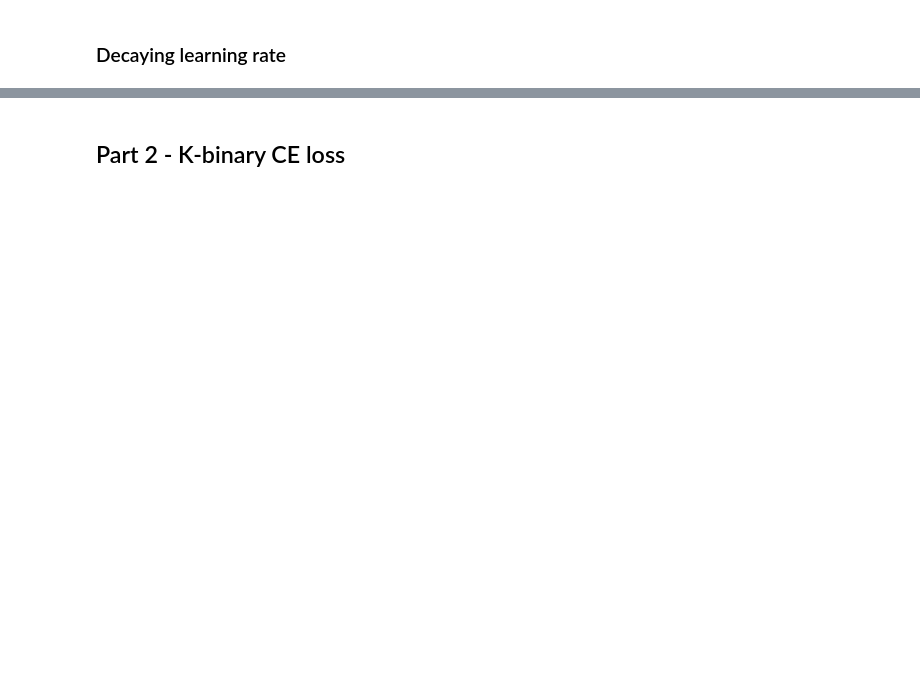
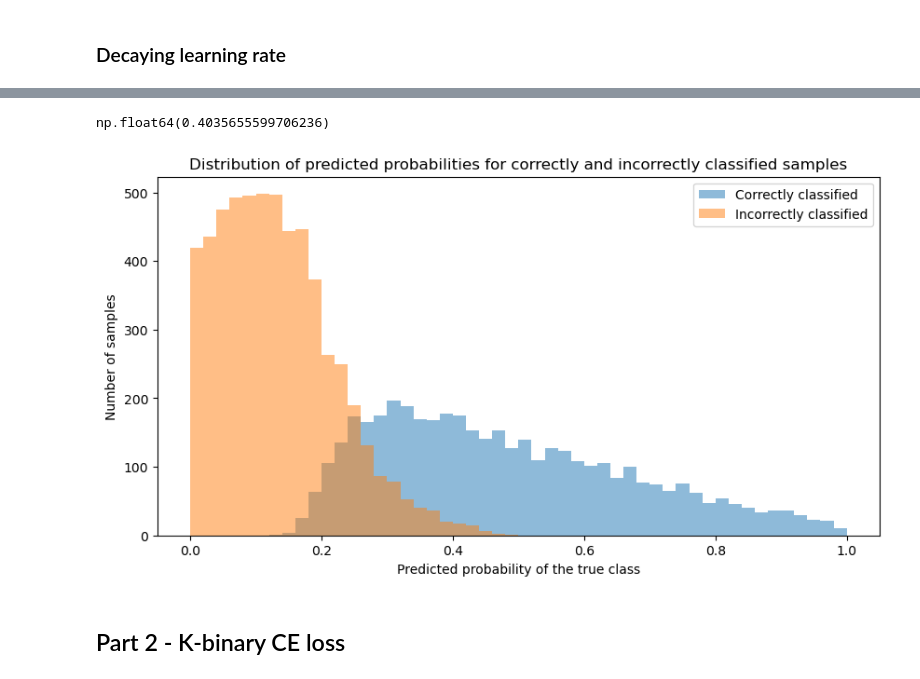
Before and after one commit to kahoujo1/DD2424-assignments, a Jupyter notebook: assignment1/src/optional_part.ipynb, the cells around one changed output, grey strips where cells are left out. Cells and saved outputs as stored; diff of their text form; code cells hidden in the pictures; blank space fills up the shorter version.

```diff
--- a/assignment1/src/optional_part.ipynb
+++ b/assignment1/src/optional_part.ipynb
@@ -193,3 +209,27 @@ test accuracy:  0.421
+# %%
+Y_pred = optimizer.predict(X_test)
+N = Y_pred.shape[1]
+gt_probs = Y_pred[y_test, np.arange(N)]
+y_pred = np.argmax(Y_pred, axis=0)
+correct_idx = np.where(y_pred == y_test)[0]
+incorrect_idx = np.where(y_pred != y_test)[0]
+probs_correct = gt_probs[correct_idx]
+probs_incorrect = gt_probs[incorrect_idx]
+# %%
+probs_correct[0]
+# %% [output]
+np.float64(0.4035655599706236)
+# %%
+plt.figure(figsize=(10, 5))
+plt.hist(probs_correct, bins=50,range=(0,1), alpha=0.5, label='Correctly classified')
+plt.hist(probs_incorrect, bins=50, range=(0,1), alpha=0.5, label='Incorrectly classified')
+plt.xlabel('Predicted probability of the true class')
+plt.ylabel('Number of samples')
+plt.legend()
+plt.title('Distribution of predicted probabilities for correctly and incorrectly classified samples')
+plt.show()
+# %% [output]
+[figure, added]
 # %% [markdown]
 ## Part 2 - K-binary CE loss
 # %%
```
Also changed, not shown: parts of 15 cells of this notebook, 2 other files.
